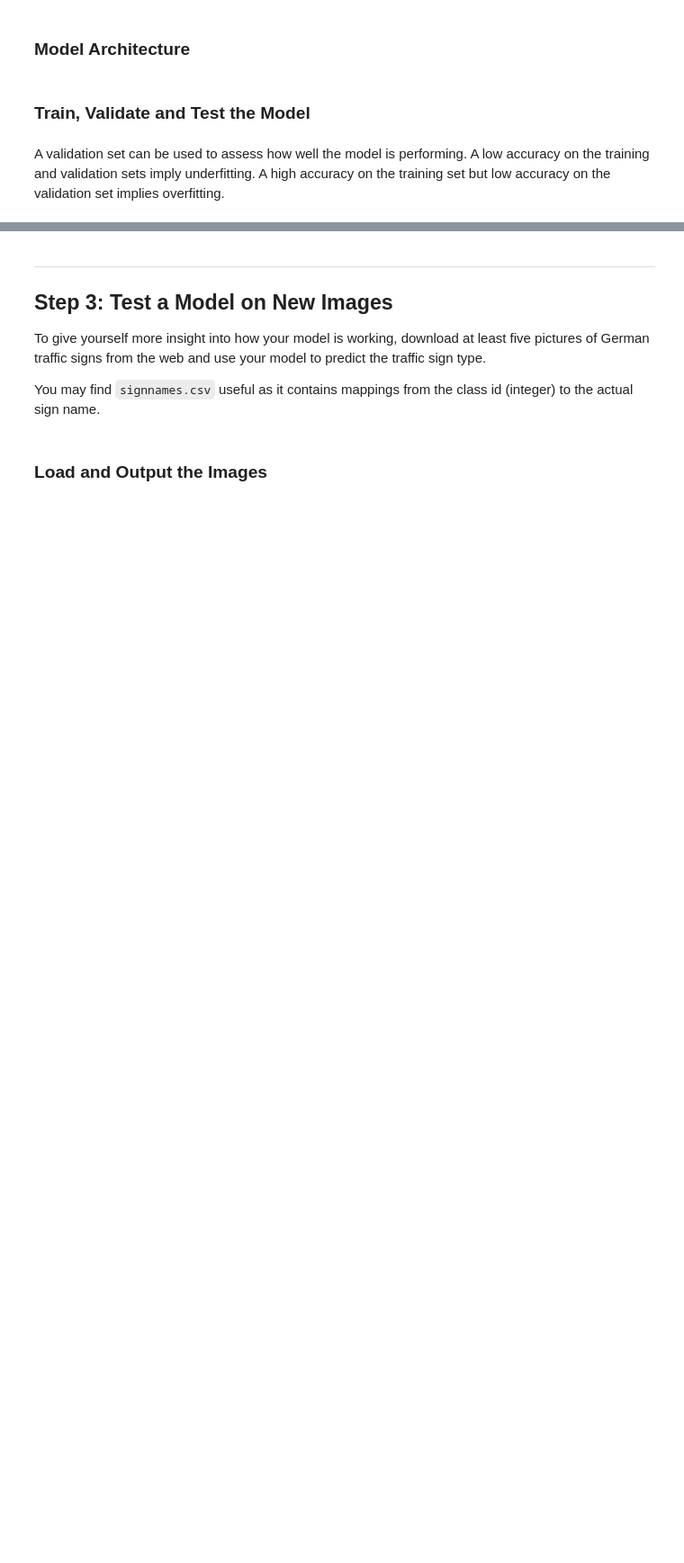
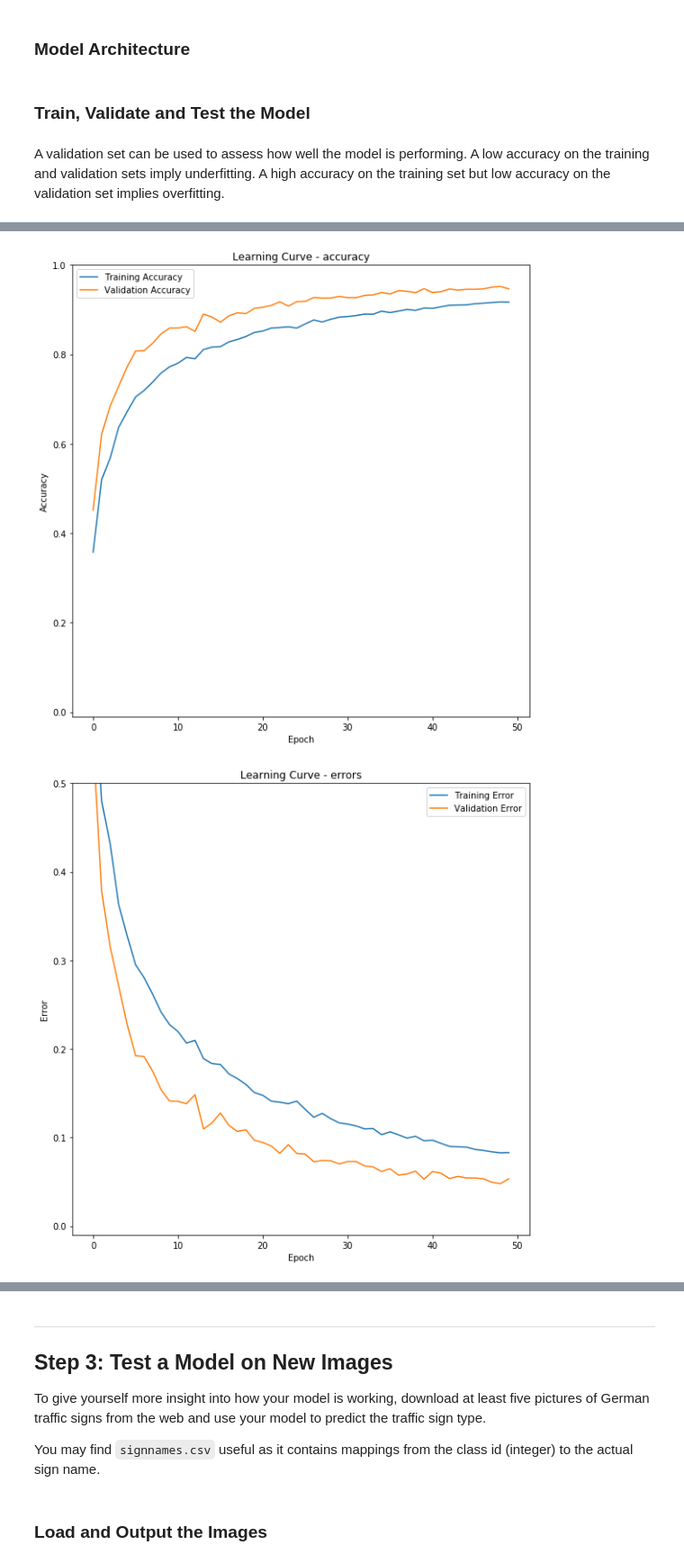
Before and after one commit to luk6xff/SelfDrivingCarND, a Jupyter notebook: CarND-Traffic-Sign-Classifier-P3/Traffic_Sign_Classifier.ipynb, the cells around one changed output, grey strips where cells are left out. Shown at 90% size. Saved outputs shown, nothing was run; the diff lists cells and outputs as text; code cells hidden in the pictures; blank space fills up the shorter version.

```diff
--- a/CarND-Traffic-Sign-Classifier-P3/Traffic_Sign_Classifier.ipynb
+++ b/CarND-Traffic-Sign-Classifier-P3/Traffic_Sign_Classifier.ipynb
@@ -570,22 +598,19 @@ def evaluate(X_data, y_data):
     sess = tf.get_default_session()
     for offset in range(0, num_examples, BATCH_SIZE):
         batch_x, batch_y = X_data[offset:offset+BATCH_SIZE], y_data[offset:offset+BATCH_SIZE]
-        accuracy = sess.run(accuracy_operation, feed_dict={x: batch_x, y: batch_y})
+        accuracy = sess.run(accuracy_operation, feed_dict={x: batch_x, y: batch_y, keep_prob: 1.0})
         total_accuracy += (accuracy * len(batch_x))
     return total_accuracy / num_examples
 # %%
 # Run the training data through the training pipeline to train the model.
 # Before each epoch, shuffle the training set.
 # After each epoch, measure the loss and accuracy of the validation set.
-# Save the model after training.
-
-EPOCHS = 30
-BATCH_SIZE = 128
-model_name = 'traffic_sign_net'
+# Save the model for every better accuracy
 
 best_epoch = 0
 best_validation_accuracy = 0
 history_results = []
+dropout = 0.7
 
 with tf.Session() as sess:
     if os.path.exists('checkpoint'):
@@ -594,17 +619,19 @@ with tf.Session() as sess:
     else:
         print("Training model: {}...".format(model_name))
         sess.run(tf.global_variables_initializer())
-        num_examples = len(X_train_n)
+    num_examples = len(X_train_n)
 
     for i in range(EPOCHS):
-        X_train_n, y_train = shuffle(X_train_n, y_train)
+        X_train_final, y_train_final = shuffle(X_train_final, y_train_final)
         for offset in range(0, num_examples, BATCH_SIZE):
             end = offset + BATCH_SIZE
-            batch_x, batch_y = X_train_n[offset:end], y_train[offset:end]
-            sess.run(training_operation, feed_dict={x: batch_x, y: batch_y})
+            batch_x, batch_y = X_train_final[offset:end], y_train_final[offset:end]
+            sess.run(training_operation, feed_dict={x: batch_x, y: batch_y, keep_prob: dropout})
 
+        training_accuracy = evaluate(X_train_final, y_train_final)
         validation_accuracy = evaluate(X_valid_n, y_valid)
         print("EPOCH {} ...".format(i+1))
+        print("Training Accuracy = {:.3f}".format(training_accuracy))
         print("Validation Accuracy = {:.3f}".format(validation_accuracy))
 
         if validation_accuracy > best_validation_accuracy:
@@ -612,7 +639,7 @@ with tf.Session() as sess:
             best_epoch = i
             saver.save(sess, './{}.ckpt'.format(model_name))
             print("Model saved for epoch: {} with validation accuracy: {}".format(i, validation_accuracy))
-        history_results.append((i, validation_accuracy))
+        history_results.append((i, training_accuracy, validation_accuracy))
 # %% [output]
 Training model: traffic_sign_net...
 EPOCH 1 ...
@@ -635,3 +661,29 @@ KeyboardInterrupt:
+# %%
+# Learning curves
+plt.figure(figsize=(8,8))
+plt.title('Learning Curve - accuracy')
+plt.plot([acc[1] for acc in history_results])
+plt.plot([acc[2] for acc in history_results])
+plt.ylim([-.01,1.0])
+plt.legend(['Training Accuracy','Validation Accuracy'])
+plt.tight_layout()
+plt.ylabel('Accuracy')
+plt.xlabel('Epoch');
+plt.savefig('plots/Learning Curve - accuracy.png', bbox_inches='tight')
+
+plt.figure(figsize=(8,8))
+plt.title('Learning Curve - errors')
+plt.plot([1 - err[1] for err in history_results])
+plt.plot([1 - err[2] for err in history_results])
+plt.ylim([-.01,0.5])
+plt.legend(['Training Error','Validation Error'])
+plt.tight_layout()
+plt.ylabel('Error')
+plt.xlabel('Epoch');
+plt.savefig('plots/Learning Curve - errors.png', bbox_inches='tight')
+# %% [output]
+[figure, added]
+[figure, added]
 # %%
 #Evaluate the Model
 #Once you are completely satisfied with your model, evaluate the performance of the model on the test set.
```
Also changed, not shown: parts of 19 cells of this notebook.
